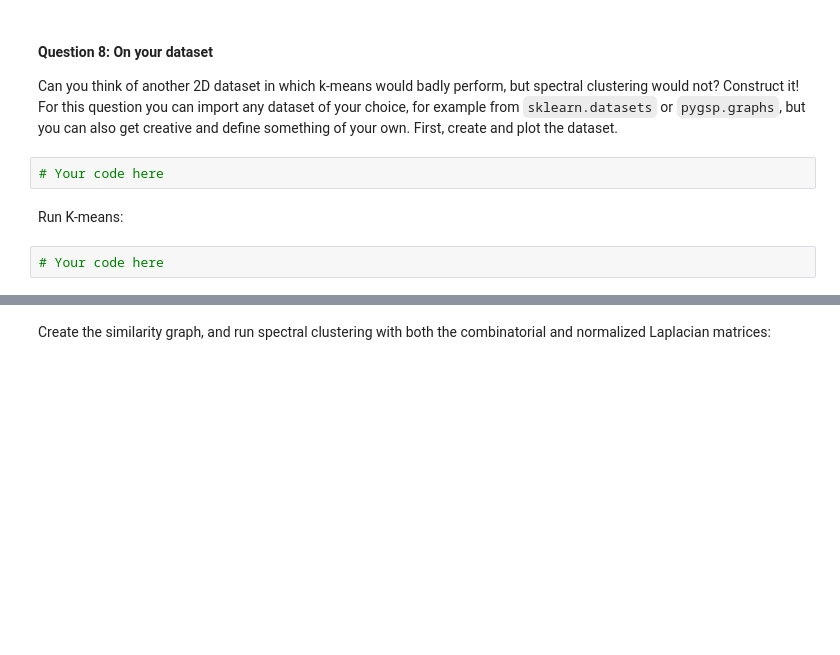
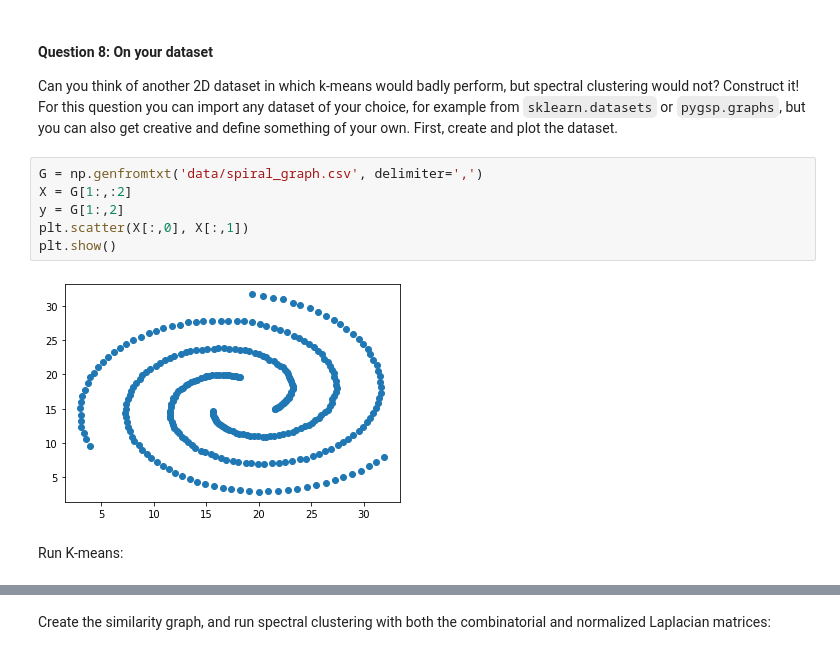
Before and after one commit to TheUser0571/NTDS_2019, a Jupyter notebook: assignments/2_learning_with_graphs_kay.ipynb, the cells around one changed output, grey strips where cells are left out. Drawn from its saved outputs; the diff is of its cells as text; blank space fills up the shorter version.

```diff
--- a/assignments/2_learning_with_graphs_kay.ipynb
+++ b/assignments/2_learning_with_graphs_kay.ipynb
@@ -234,9 +259,13 @@ plt.show()
 Can you think of another 2D dataset in which k-means would badly perform, but spectral clustering would not?
 Construct it!
 For this question you can import any dataset of your choice, for example from `sklearn.datasets` or `pygsp.graphs`, but you can also get creative and define something of your own. First, create and plot the dataset.
-# %%
-# Your code here
+# %%
+G = np.genfromtxt('data/spiral_graph.csv', delimiter=',')
+X = G[1:,:2]
+y = G[1:,2]
+plt.scatter(X[:,0], X[:,1])
+plt.show()
+# %% [output]
+[figure, added]
 # %% [markdown]
 Run K-means:
-# %%
-# Your code here
```
Also changed, not shown: parts of 23 cells of this notebook, 1 other file.
